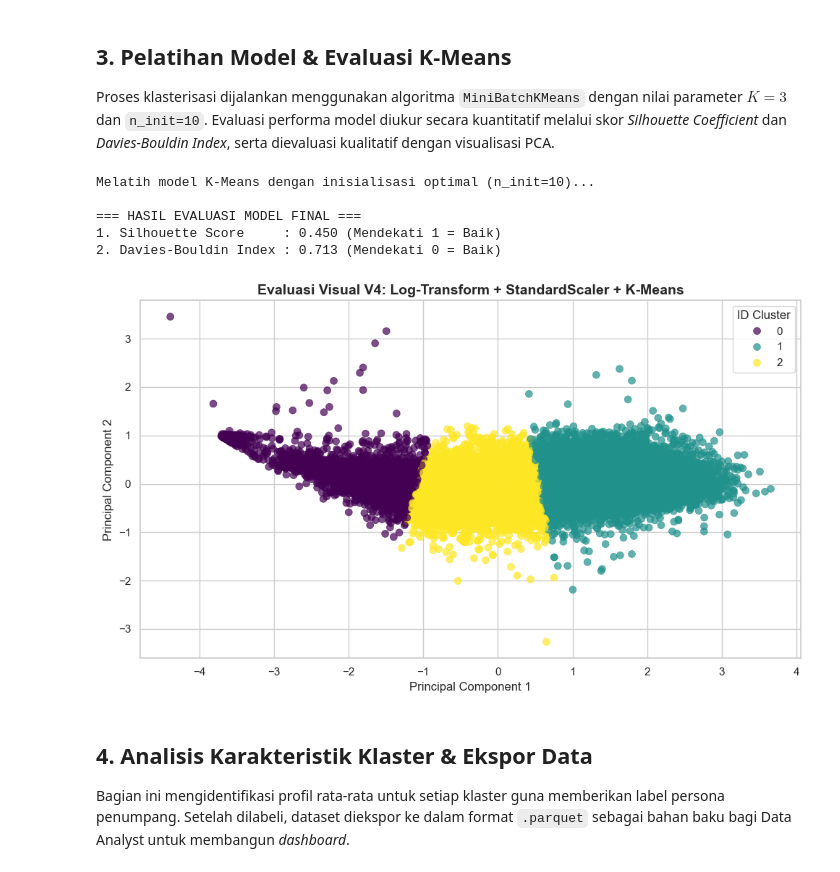
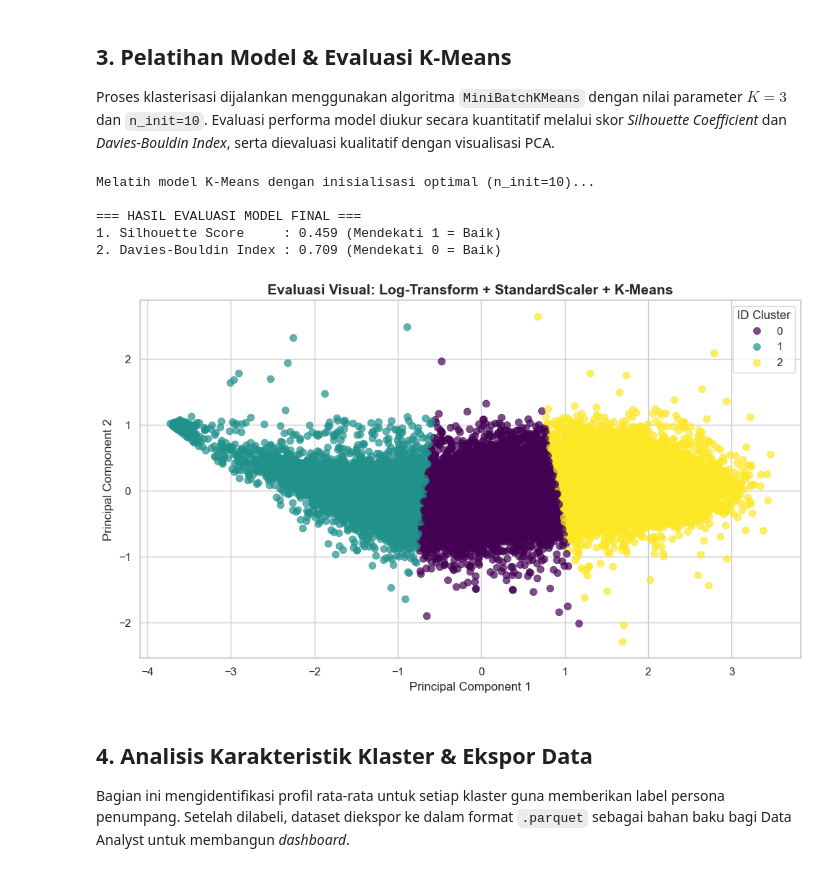
Before and after one commit to Kyouun7/RDV_TAXI_TAXIAN, a Jupyter notebook: ml_enginner/ML_Clustering.ipynb, the cells around one changed output. Cells and saved outputs as stored; diff of their text form; code cells hidden in the pictures.

```diff
--- a/ml_enginner/ML_Clustering.ipynb
+++ b/ml_enginner/ML_Clustering.ipynb
@@ -113,37 +113,37 @@ labels_eval = cluster_labels[eval_indices]
 sil_score = silhouette_score(X_eval, labels_eval)
 db_score = davies_bouldin_score(X_eval, labels_eval)
 
 print(f"\n=== HASIL EVALUASI MODEL FINAL ===")
 print(f"1. Silhouette Score     : {sil_score:.3f} (Mendekati 1 = Baik)")
 print(f"2. Davies-Bouldin Index : {db_score:.3f} (Mendekati 0 = Baik)")
 
 # Reduksi dimensi menggunakan PCA untuk analisis visualisasi
 pca = PCA(n_components=2, random_state=42)
 X_pca = pca.fit_transform(X_eval)
 
 plt.figure(figsize=(10, 6))
 sns.scatterplot(
     x=X_pca[:, 0],
     y=X_pca[:, 1],
     hue=labels_eval,
     palette='viridis',
     alpha=0.7,
     s=50,
     edgecolor=None
 )
-plt.title('Evaluasi Visual V4: Log-Transform + StandardScaler + K-Means', fontsize=14, fontweight='bold')
+plt.title('Evaluasi Visual: Log-Transform + StandardScaler + K-Means', fontsize=14, fontweight='bold')
 plt.xlabel('Principal Component 1')
 plt.ylabel('Principal Component 2')
 plt.legend(title='ID Cluster')
 plt.tight_layout()
 plt.show()
 # %% [output]
 Melatih model K-Means dengan inisialisasi optimal (n_init=10)...
 
 === HASIL EVALUASI MODEL FINAL ===
-1. Silhouette Score     : 0.450 (Mendekati 1 = Baik)
-2. Davies-Bouldin Index : 0.713 (Mendekati 0 = Baik)
+1. Silhouette Score     : 0.459 (Mendekati 1 = Baik)
+2. Davies-Bouldin Index : 0.709 (Mendekati 0 = Baik)
-[figure, old version]
+[figure, new version]
 # %% [markdown]
 ## 4. Analisis Karakteristik Klaster & Ekspor Data
 Bagian ini mengidentifikasi profil rata-rata untuk setiap klaster guna memberikan label persona penumpang. Setelah dilabeli, dataset diekspor ke dalam format `.parquet` sebagai bahan baku bagi Data Analyst untuk membangun *dashboard*.
```
Also changed, not shown: parts of 2 cells of this notebook.
